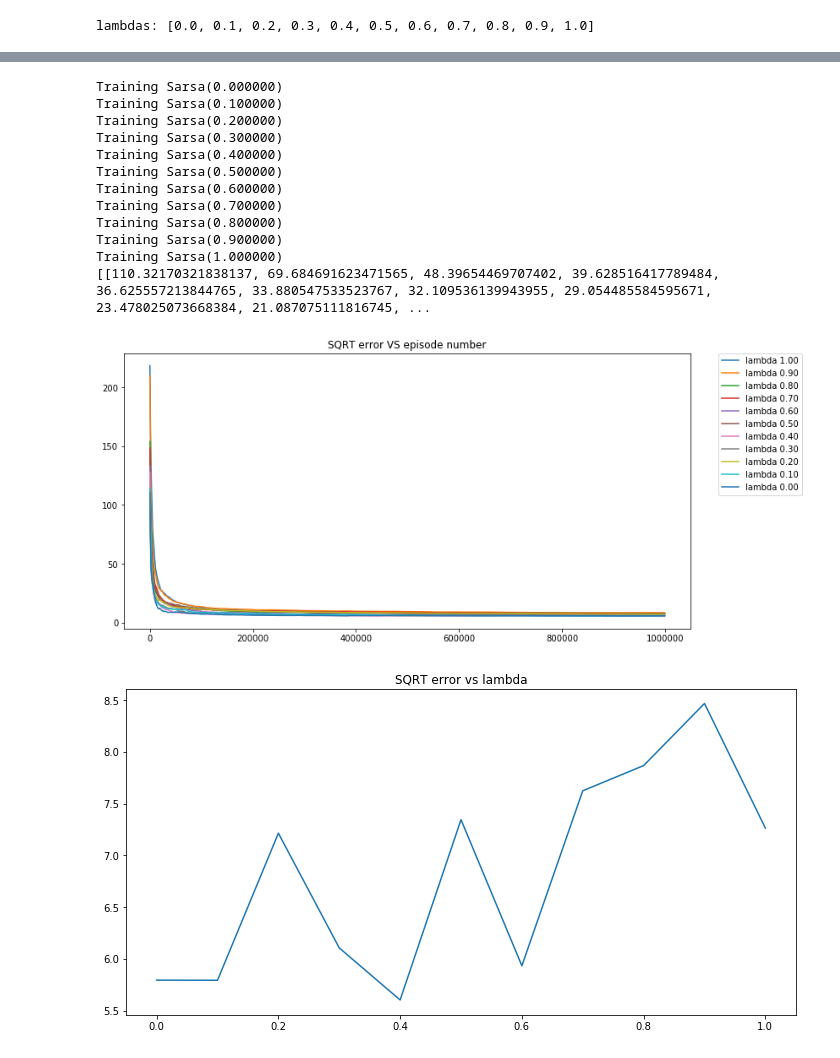
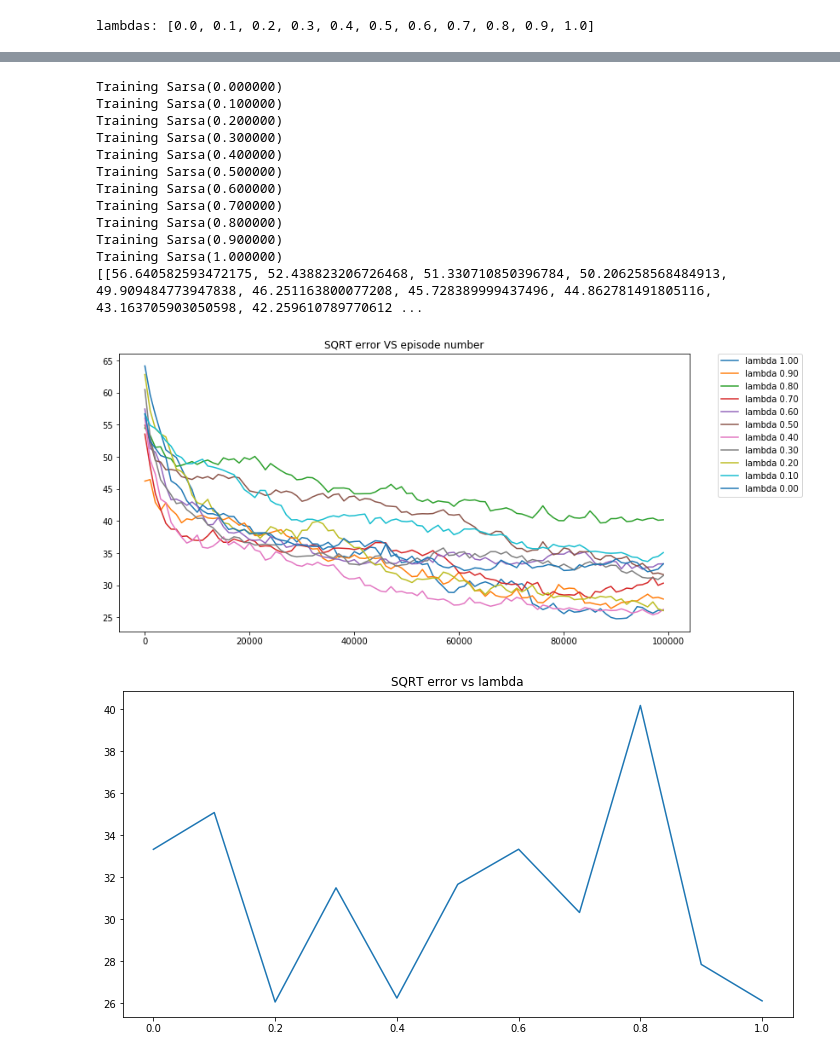
Before and after one commit to hereismari/easy21, a Jupyter notebook: easy21.ipynb, the cells around one changed output, grey strips where cells are left out. Cells and saved outputs as stored; diff of their text form; code cells hidden in the pictures.

```diff
--- a/easy21.ipynb
+++ b/easy21.ipynb
@@ -760,17 +891,16 @@ lambdas: [0.0, 0.1, 0.2, 0.3, 0.4, 0.5, 0.6, 0.7, 0.8, 0.9, 1.0]
 def mean_sqr(q1, q2):
     return np.sum(np.square(q1-q2))
 
+TRAIN_STEPS = 100000
 EVAL_STEPS = 1000
-q_lambdas = []
+errors = []
 for i, l in enumerate(lambdas):
     print 'Training Sarsa(%f)' % l
-    q_lambdas.append([])
-    sarsa_agent = Sarsa_agent(environment, _lambda=l)
+    errors.append([])
+    sarsa_agent = SarsaAgent(environment, _lambda=l)
     for j in xrange(TRAIN_STEPS/EVAL_STEPS):
-        sarsa_agent.train(TRAIN_STEPS/EVAL_STEPS)
-        q_lambdas[i].append(mean_sqr(mc_agent.Q.q, sarsa_agent.Q))
-
-print q_lambdas
+        sarsa_agent.train(EVAL_STEPS)
+        errors[i].append(mean_sqr(mc_agent.Q.q, sarsa_agent.Q))
 # %% [output]
 Training Sarsa(0.000000)
 Training Sarsa(0.100000)
@@ -951,6 +1055,6 @@ class LinearFunctionSarsaAgent(Player):
         return self.get_value_function()
 # %%
-TRAIN_STEPS = 1000000
+TRAIN_STEPS = 100000
 sarsa_agent = LinearFunctionSarsaAgent(environment)
 sarsa_agent.train(TRAIN_STEPS)
 # %% [output]
@@ -1024,4 +1065,0 @@ print np.max([np.dot(sarsa_agent.phi(State(1, 21), Action.HIT), sarsa_agent.thet
-# %%
-for i in xrange(1, 11):
-    for j in xrange(1, 22):
-        print sarsa_agent.V[i][j]
@@ -1048,16 +1068,15 @@ def mean_sqr(q1, q2):
     return np.sum(np.square(q1-q2))
 
 EVAL_STEPS = 1000
-q_lambdas = []
+TEST_STEPS = 10000
+error = []
 for i, l in enumerate(lambdas):
     print 'Training Sarsa(%f)' % l
-    q_lambdas.append([])
-    sarsa_agent = Sarsa_agent(environment, _lambda=l)
+    error.append([])
+    sarsa_agent = LinearFunctionSarsaAgent(environment, _lambda=l)
     for j in xrange(TRAIN_STEPS/EVAL_STEPS):
         sarsa_agent.train(TRAIN_STEPS/EVAL_STEPS)
-        q_lambdas[i].append(mean_sqr(mc_agent.Q.q, sarsa_agent.Q))
-
-print q_lambdas
+        error[i].append(mean_sqr(mc_agent.Q.q, sarsa_agent.get_all_q()))
 # %% [output]
 Training Sarsa(0.000000)
 Training Sarsa(0.100000)
@@ -1070,12 +1089,12 @@ Training Sarsa(0.700000)
 Training Sarsa(0.800000)
 Training Sarsa(0.900000)
 Training Sarsa(1.000000)
-[[110.32170321838137, 69.684691623471565, 48.39654469707402, 39.628516417789484, 36.625557213844765, 33.880547533523767, 32.109536139943955, 29.054485584595671, 23.478025073668384, 21.087075111816745, ...
+[[56.640582593472175, 52.438823206726468, 51.330710850396784, 50.206258568484913, 49.909484773947838, 46.251163800077208, 45.728389999437496, 44.862781491805116, 43.163705903050598, 42.259610789770612 ...
 # %%
-plot_lambdas(q_lambdas, lambdas)
+plot_lambdas(error, lambdas)
 # %% [output]
-[figure, old version]
+[figure, new version]
 # %%
-plot_final_lambda(q_lambdas, lambdas)
+plot_final_lambda(error, lambdas)
 # %% [output]
-[figure, old version]
+[figure, new version]
```
Also changed, not shown: parts of 66 cells of this notebook.
